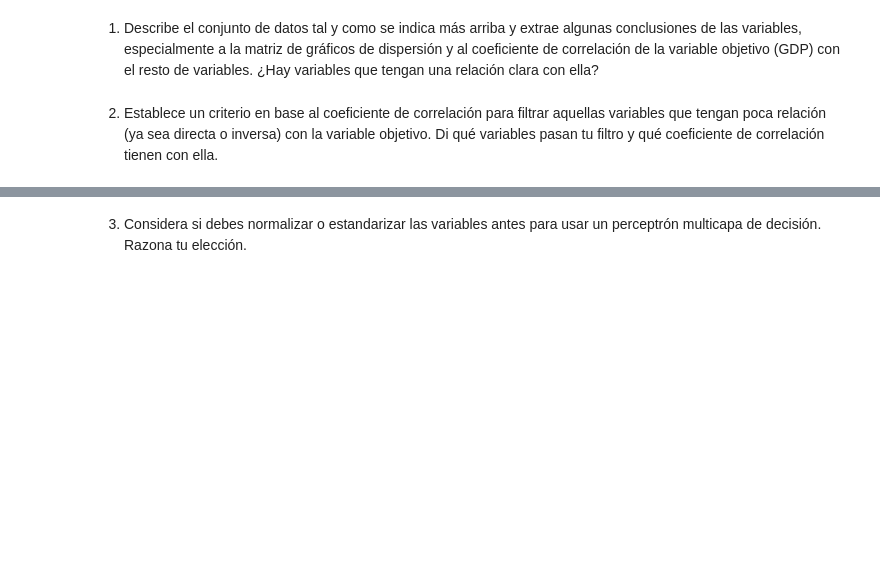
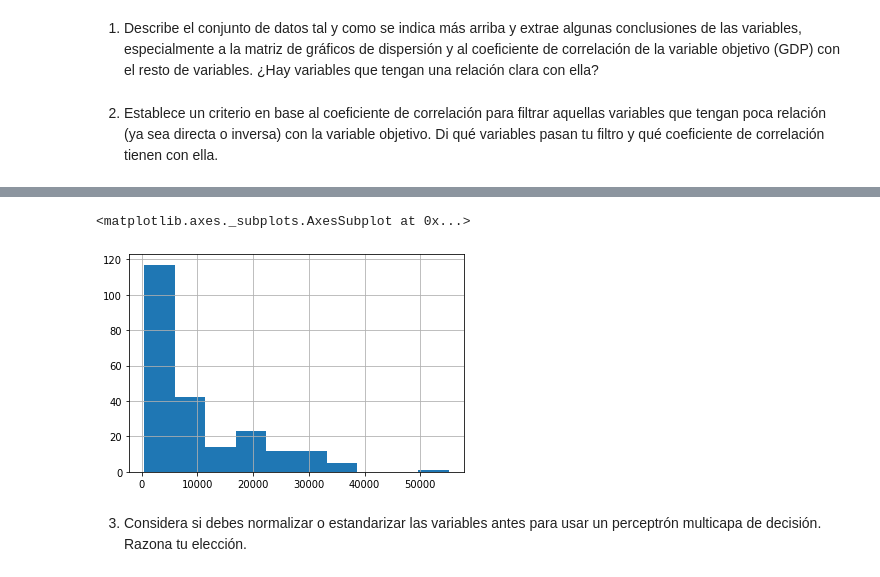
Before and after one commit to diegoambite/IA2, a Jupyter notebook: Práctica 1.3 IA2.ipynb, the cells around one changed output, grey strips where cells are left out. Drawn from its saved outputs; the diff is of its cells as text; code cells hidden in the pictures; blank space fills up the shorter version.

```diff
--- a/Práctica 1.3 IA2.ipynb
+++ b/Práctica 1.3 IA2.ipynb
@@ -9,0 +12,5 @@ Además, utiliza la función dropna que elimina de un data frame todas las filas
+# %%
+countries = pd.read_csv('countries.csv', index_col = 0)
+countries['target']=countries['GDP (USD per capita)']
+countries.drop(['GDP (USD per capita)'], axis='columns', inplace=True)
+countries.head()
@@ -9,0 +25,2 @@ Además, utiliza la función dropna que elimina de un data frame todas las filas
+# %%
+countries.drop(['Region'], axis='columns', inplace=True)
@@ -14,3 +119,8 @@ Además, utiliza la función dropna que elimina de un data frame todas las filas
+# %%
+countries.target.hist()
+# %% [output]
+<matplotlib.axes._subplots.AxesSubplot at 0x...>
+[figure, added]
 # %% [markdown]
 3. Considera si debes normalizar o estandarizar las variables antes para usar un perceptrón multicapa de decisión. Razona tu elección.
 # %% [markdown]
```
Also changed, not shown: parts of 7 cells of this notebook.
